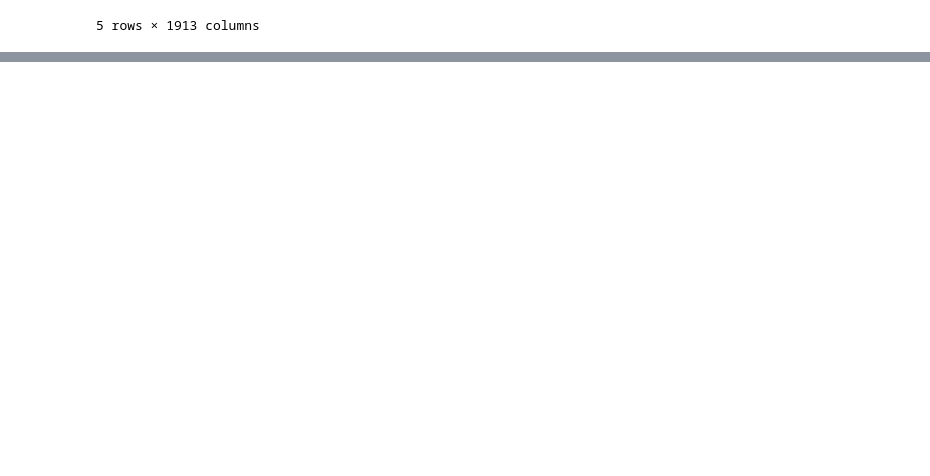
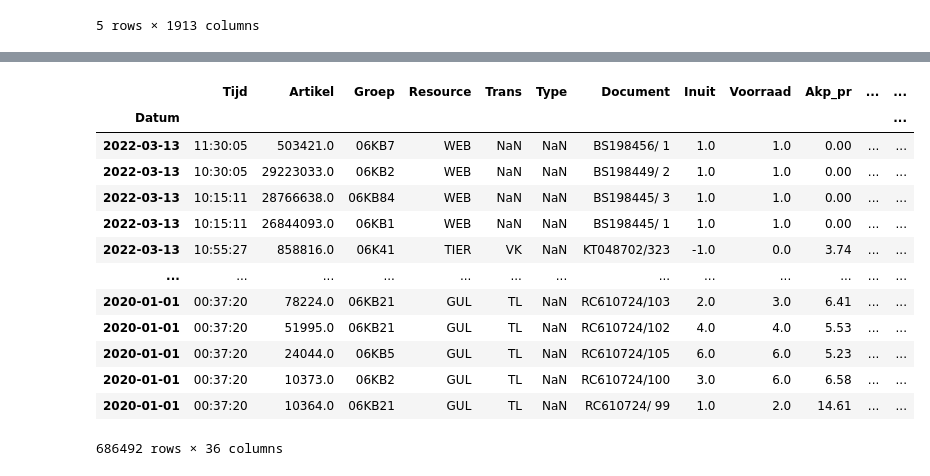
Before and after one commit to yForecasting/DeepRetail, a Jupyter notebook: DeepRetail/example_notebooks/test_reader.ipynb, the cells around one changed output, grey strips where cells are left out. Saved outputs shown, nothing was run; the diff lists cells and outputs as text; code cells hidden in the pictures; blank space fills up the shorter version.

```diff
--- a/DeepRetail/example_notebooks/test_reader.ipynb
+++ b/DeepRetail/example_notebooks/test_reader.ipynb
@@ -26,0 +62,19 @@ df.head()
+# %%
+a = pd.read_csv('/home/filtheo/Data_folder/companies/suprabazzar/supra_data.csv', index_col=0)
+
+a
+# %% [output]
+|  | Tijd | Artikel | Groep | Resource | Trans | Type | Document | Inuit | Voorraad | Akp_pr | ... | ... |
+| Datum |  |  |  |  |  |  |  |  |  |  |  | ... |
+| 2022-03-13 | 11:30:05 | 503421.0 | 06KB7 | WEB | NaN | NaN | BS198456/ 1 | 1.0 | 1.0 | 0.00 | ... | ... |
+| 2022-03-13 | 10:30:05 | 29223033.0 | 06KB2 | WEB | NaN | NaN | BS198449/ 2 | 1.0 | 1.0 | 0.00 | ... | ... |
+| 2022-03-13 | 10:15:11 | 28766638.0 | 06KB84 | WEB | NaN | NaN | BS198445/ 3 | 1.0 | 1.0 | 0.00 | ... | ... |
+| 2022-03-13 | 10:15:11 | 26844093.0 | 06KB1 | WEB | NaN | NaN | BS198445/ 1 | 1.0 | 1.0 | 0.00 | ... | ... |
+| 2022-03-13 | 10:55:27 | 858816.0 | 06K41 | TIER | VK | NaN | KT048702/323 | -1.0 | 0.0 | 3.74 | ... | ... |
+| ... | ... | ... | ... | ... | ... | ... | ... | ... | ... | ... | ... | ... |
+| 2020-01-01 | 00:37:20 | 78224.0 | 06KB21 | GUL | TL | NaN | RC610724/103 | 2.0 | 3.0 | 6.41 | ... | ... |
+| 2020-01-01 | 00:37:20 | 51995.0 | 06KB21 | GUL | TL | NaN | RC610724/102 | 4.0 | 4.0 | 5.53 | ... | ... |
+| 2020-01-01 | 00:37:20 | 24044.0 | 06KB5 | GUL | TL | NaN | RC610724/105 | 6.0 | 6.0 | 5.23 | ... | ... |
+| 2020-01-01 | 00:37:20 | 10373.0 | 06KB2 | GUL | TL | NaN | RC610724/100 | 3.0 | 6.0 | 6.58 | ... | ... |
+| 2020-01-01 | 00:37:20 | 10364.0 | 06KB21 | GUL | TL | NaN | RC610724/ 99 | 1.0 | 2.0 | 14.61 | ... | ... |
+686492 rows × 36 columns
```
Also changed, not shown: parts of 3 cells of this notebook.
